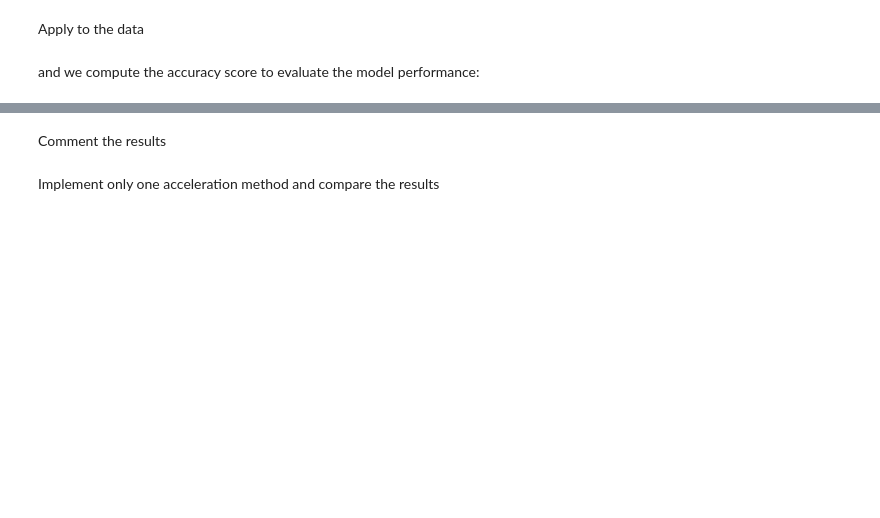
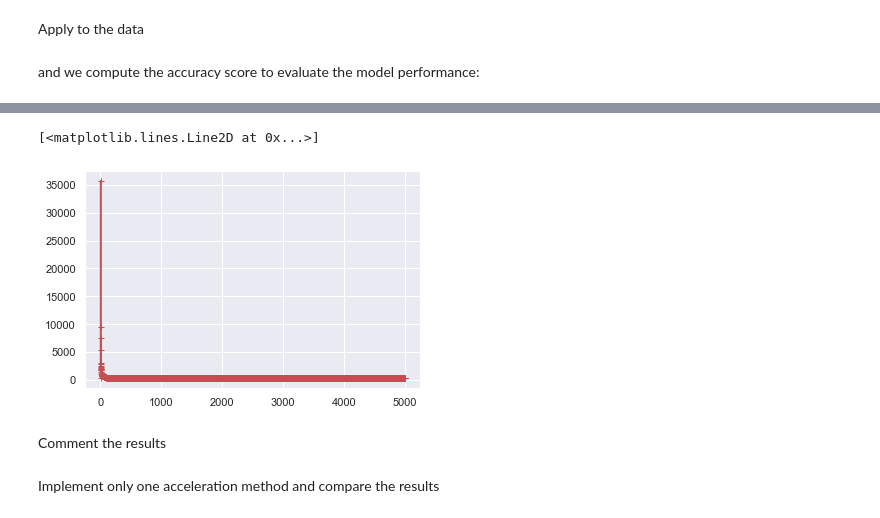
Before and after one commit to EmmanuelJhno/AML-labs, a Jupyter notebook: Cours 4 - TP/l3_Brandeis_Jehanno.ipynb, the cells around one changed output, grey strips where cells are left out. Drawn from its saved outputs; the diff is of its cells as text; code cells hidden in the pictures; blank space fills up the shorter version.

```diff
--- a/Cours 4 - TP/l3_Brandeis_Jehanno.ipynb
+++ b/Cours 4 - TP/l3_Brandeis_Jehanno.ipynb
@@ -116,21 +134,24 @@ class StochasticLogisticRegression():
         Updates self.coef_
         """
 
+        # Let's normalize X
+        X = (X - np.mean(X)) / np.std(X)
+
         def f_lr(beta):
             '''evaluate the F=\sum_{i=1}^n f_i in beta'''
             F = 0
             for i in range(X.shape[0]):
-                F += np.log(1 + np.exp(-y[i]*np.matmul(np.transpose(X[i]), beta))) + self.alpha_*0.5*np.matmul(np.transpose(beta), beta)
+                F += np.log(1 + np.exp(-y[i]*np.matmul(np.transpose(X[i]), beta)))
 
-            return F
+            return F + self.alpha_*0.5*np.matmul(np.transpose(beta), beta)
 
         def grad_logistic_loss(beta, batch):
             grad = 0
             for sample_idx in batch:
                 y_i = y[sample_idx]
                 x_i = X[sample_idx]
-                grad += - y_i * x_i / (1 + np.exp(y_i*np.matmul(np.transpose(x_i), beta)))
-            return grad / len(batch) + self.alpha_*beta
+                grad += - y_i * x_i / (1 + np.exp(y_i*np.matmul(np.transpose(x_i), beta))) + self.alpha_*beta / X.shape[0]
+            return grad
 
 
         self.coef_ = start
@@ -173,6 +194,7 @@ class StochasticLogisticRegression():
             Predictions (0 or 1)
         """
         y_pred = self.logistic(np.matmul(X,self.coef_)) > 0.5
-        y_pred = y_pred.astype(int)
+        y_pred = y_pred.astype(int) # y_pred = 0 or 1 according to the probability
+        y_pred = y_pred*2 - 1 # the classes are -1 or 1
 
         return y_pred
@@ -179,7 +220,7 @@ class StochasticLogisticRegression():
 # %% [markdown]
 Apply to the data
 # %%
-my_model = StochasticLogisticRegression(alpha=.05, lr=1e-3, batch_size=50, max_iter=5000)
+my_model = StochasticLogisticRegression(alpha=.001, lr=1e-3, batch_size=100, max_iter=5000)
 my_model.fit(diabetes_train_x, diabetes_train_y, start=np.random.rand(diabetes_train_x.shape[1]))
 y_pred = my_model.predict(diabetes_test_x)
 # %% [markdown]
@@ -192,3 +255,8 @@ accuracy_score(diabetes_test_y, y_pred)
+# %%
+plt.plot([i for i in range(1,len(my_model.f_history_)+1)], my_model.f_history_, marker='+', color='r')
+# %% [output]
+[<matplotlib.lines.Line2D at 0x...>]
+[figure, added]
 # %% [markdown]
 Comment the results
 # %% [markdown]
```
Also changed, not shown: parts of 11 cells of this notebook.
